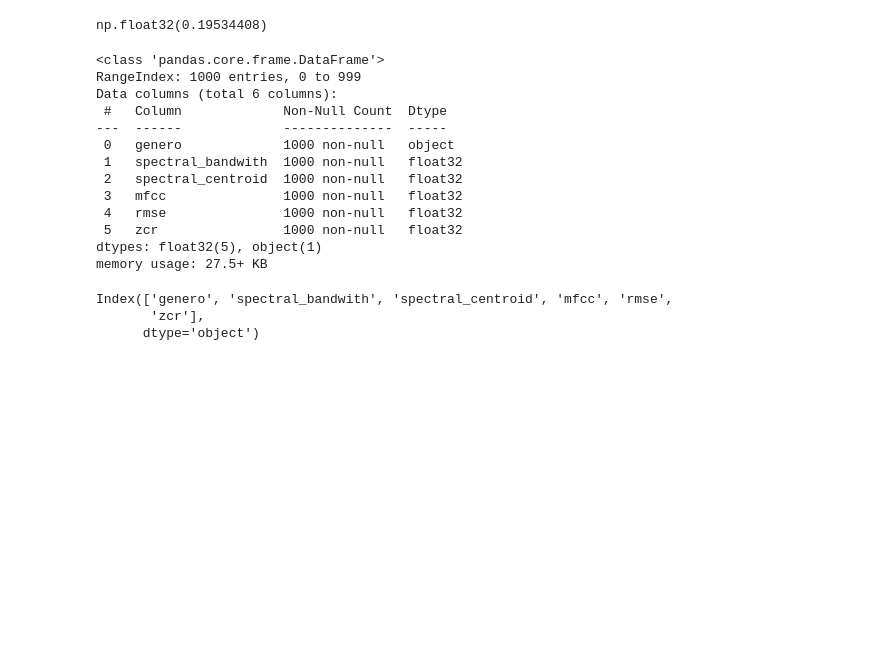
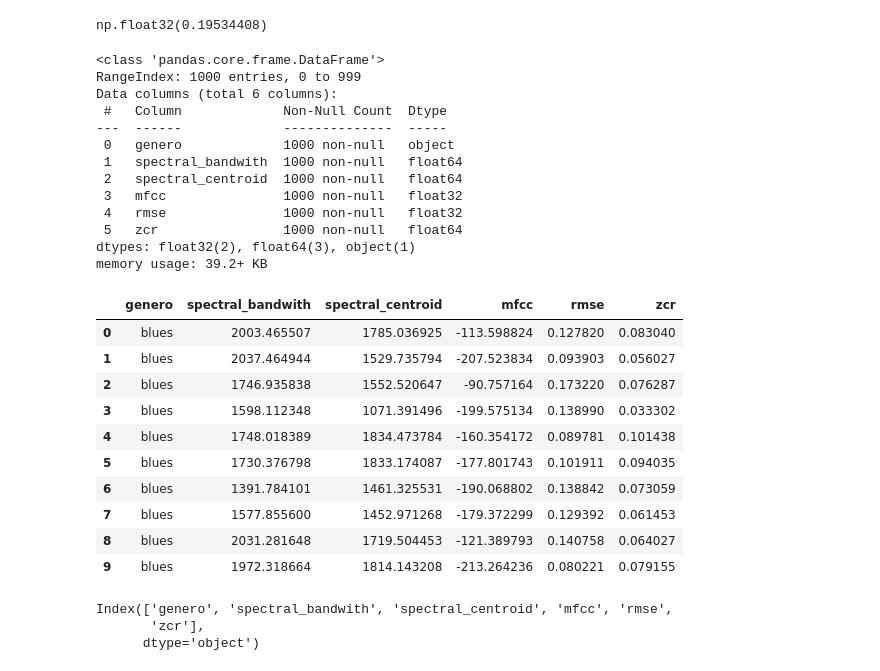
Before and after one commit to Pedroso-hub/classificacao_genero_musicas_gtzan, a Jupyter notebook: tutorialAmplitudeEnvelope.ipynb, the cells around one changed output. Cells and saved outputs as stored; diff of their text form; code cells hidden in the pictures; blank space fills up the shorter version.

```diff
--- a/tutorialAmplitudeEnvelope.ipynb
+++ b/tutorialAmplitudeEnvelope.ipynb
@@ -133,11 +133,11 @@ serie_total4=retornar_serie_com_funcao(pegar_bulk_spectral_centroid)
 serie_total5=retornar_serie_com_funcao(pegar_bulk_spectral_bandwidth)
 serie_total6=retornar_serie_com_funcao(lista_genero)
 # %%
-df.insert(0, "zcr", serie_total1.astype("float32"))
+df.insert(0, "zcr", serie_total1)
 df.insert(0, "rmse", serie_total2)
 df.insert(0, "mfcc", serie_total3)
-df.insert(0, "spectral_centroid", serie_total4.astype("float32"))
-df.insert(0, "spectral_bandwith", serie_total5.astype("float32"))
+df.insert(0, "spectral_centroid", serie_total4)
+df.insert(0, "spectral_bandwith", serie_total5)
 df.insert(0, "genero", serie_total6)
 df.info()
 # %% [output]
@@ -147,13 +147,27 @@ Data columns (total 6 columns):
  #   Column             Non-Null Count  Dtype
 ---  ------             --------------  -----
  0   genero             1000 non-null   object
- 1   spectral_bandwith  1000 non-null   float32
- 2   spectral_centroid  1000 non-null   float32
+ 1   spectral_bandwith  1000 non-null   float64
+ 2   spectral_centroid  1000 non-null   float64
  3   mfcc               1000 non-null   float32
  4   rmse               1000 non-null   float32
- 5   zcr                1000 non-null   float32
-dtypes: float32(5), object(1)
-memory usage: 27.5+ KB
+ 5   zcr                1000 non-null   float64
+dtypes: float32(2), float64(3), object(1)
+memory usage: 39.2+ KB
+# %%
+df.head(10)
+# %% [output]
+|  | genero | spectral_bandwith | spectral_centroid | mfcc | rmse | zcr |
+| 0 | blues | 2003.465507 | 1785.036925 | -113.598824 | 0.127820 | 0.083040 |
+| 1 | blues | 2037.464944 | 1529.735794 | -207.523834 | 0.093903 | 0.056027 |
+| 2 | blues | 1746.935838 | 1552.520647 | -90.757164 | 0.173220 | 0.076287 |
+| 3 | blues | 1598.112348 | 1071.391496 | -199.575134 | 0.138990 | 0.033302 |
+| 4 | blues | 1748.018389 | 1834.473784 | -160.354172 | 0.089781 | 0.101438 |
+| 5 | blues | 1730.376798 | 1833.174087 | -177.801743 | 0.101911 | 0.094035 |
+| 6 | blues | 1391.784101 | 1461.325531 | -190.068802 | 0.138842 | 0.073059 |
+| 7 | blues | 1577.855600 | 1452.971268 | -179.372299 | 0.129392 | 0.061453 |
+| 8 | blues | 2031.281648 | 1719.504453 | -121.389793 | 0.140758 | 0.064027 |
+| 9 | blues | 1972.318664 | 1814.143208 | -213.264236 | 0.080221 | 0.079155 |
 # %%
 df.to_csv("teste.csv")
 # %%
```
Also changed, not shown: parts of 4 cells of this notebook.
